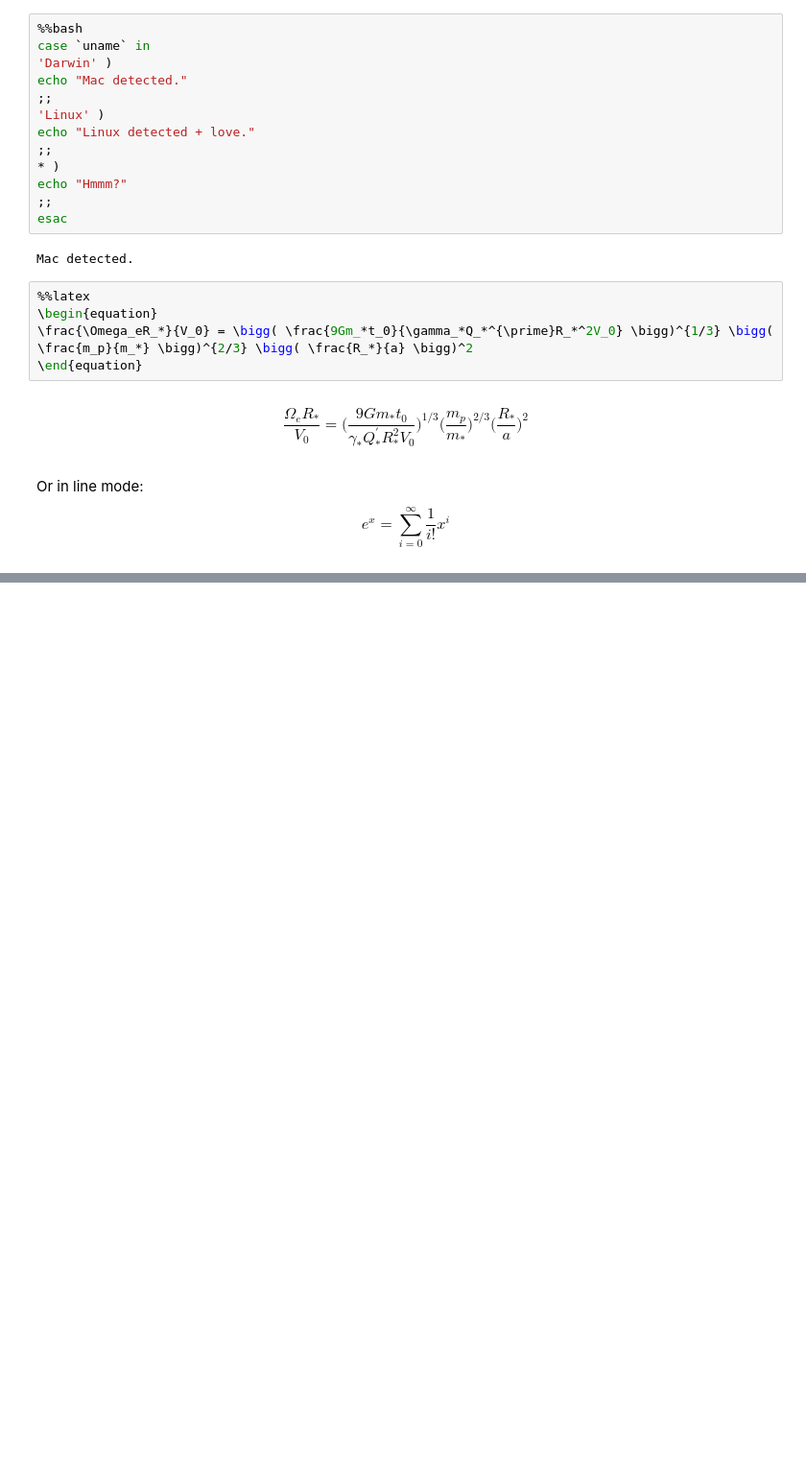
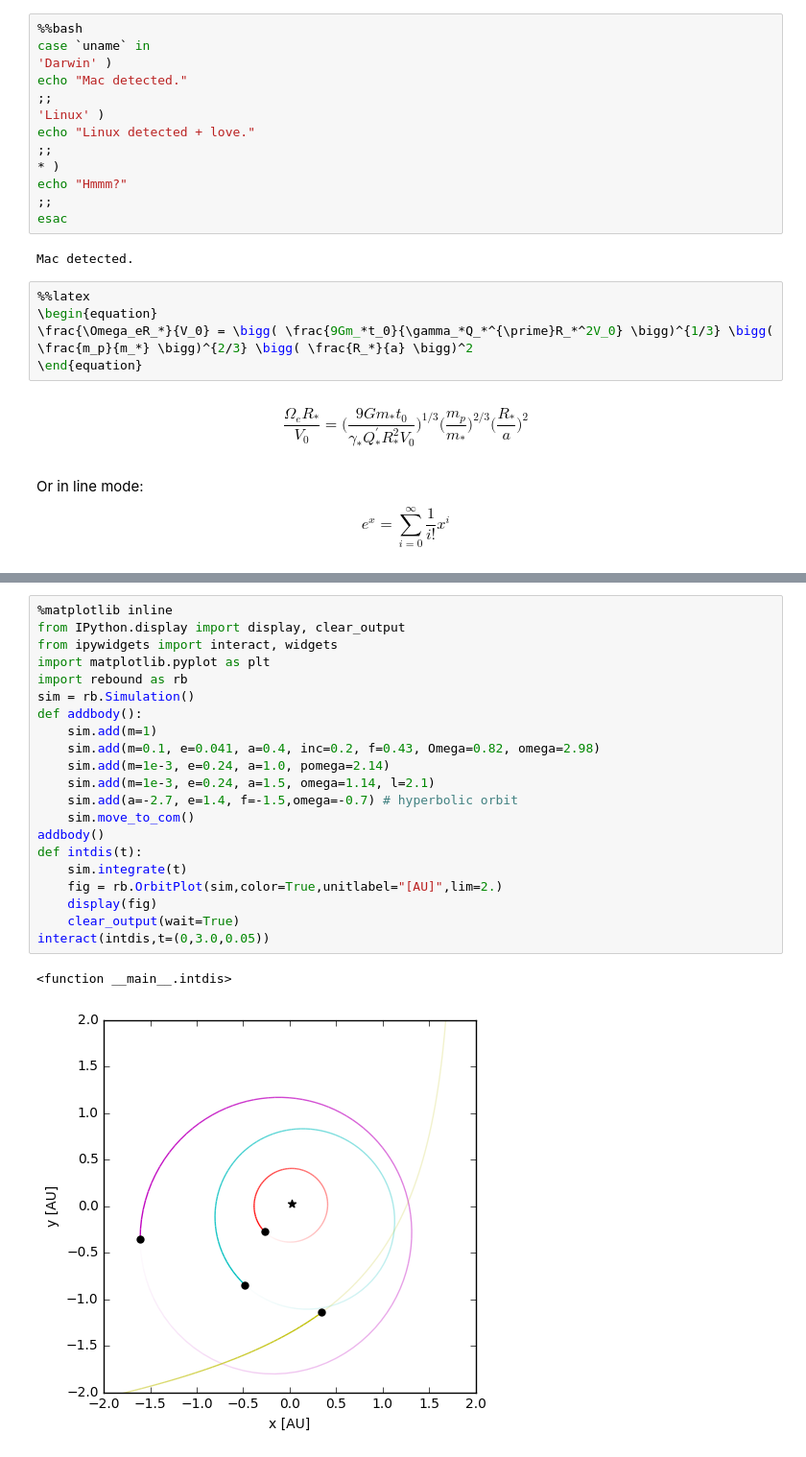
Before and after one commit to meldonization/-, a Jupyter notebook: Tea Nexus 2.ipynb, the cells around one changed output, grey strips where cells are left out. Shown: that part at 96% size. Drawn from its saved outputs; the diff is of its cells as text; blank space fills up the shorter version.

```diff
--- a/Tea Nexus 2.ipynb
+++ b/Tea Nexus 2.ipynb
@@ -70,0 +118,24 @@ $$e^x=\sum_{i=0}^\infty \frac{1}{i!}x^i$$
+# %%
+%matplotlib inline
+from IPython.display import display, clear_output
+from ipywidgets import interact, widgets
+import matplotlib.pyplot as plt
+import rebound as rb
+sim = rb.Simulation()
+def addbody():
+    sim.add(m=1)
+    sim.add(m=0.1, e=0.041, a=0.4, inc=0.2, f=0.43, Omega=0.82, omega=2.98)
+    sim.add(m=1e-3, e=0.24, a=1.0, pomega=2.14)
+    sim.add(m=1e-3, e=0.24, a=1.5, omega=1.14, l=2.1)
+    sim.add(a=-2.7, e=1.4, f=-1.5,omega=-0.7) # hyperbolic orbit
+    sim.move_to_com()
+addbody()
+def intdis(t):
+    sim.integrate(t)
+    fig = rb.OrbitPlot(sim,color=True,unitlabel="[AU]",lim=2.)
+    display(fig)
+    clear_output(wait=True)
+interact(intdis,t=(0,3.0,0.05))
+# %% [output]
+<function __main__.intdis>
+[figure, added]
```
Also changed, not shown: parts of 20 cells of this notebook, 2 other files.
